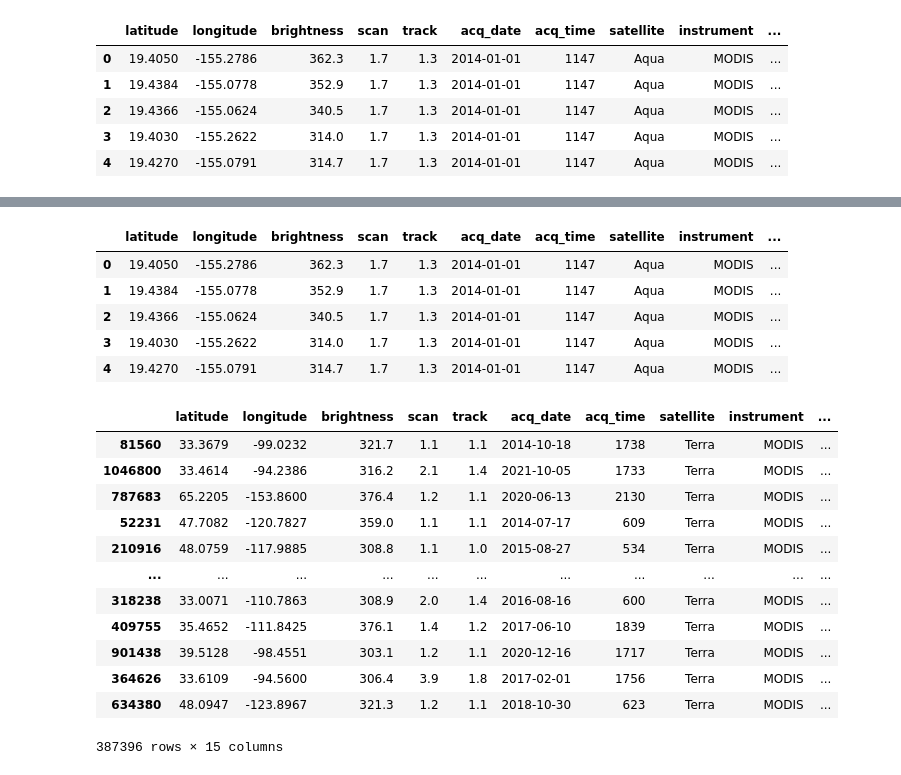
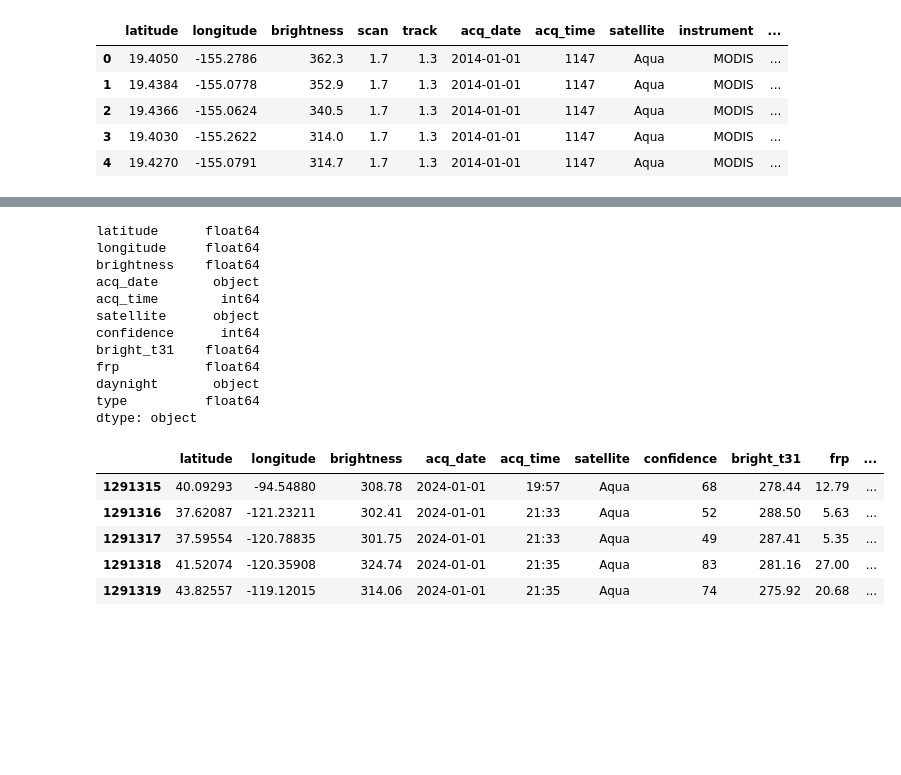
Before and after one commit to HayleyParnell/Project_3, a Jupyter notebook: Fire Data Visualization.ipynb, the cells around one changed output, grey strips where cells are left out. Cells and saved outputs as stored; diff of their text form; code cells hidden in the pictures; blank space fills up the shorter version.

Commit message:
Final updates for integrating all visuals into the Flask

```diff
--- a/Fire Data Visualization.ipynb
+++ b/Fire Data Visualization.ipynb
@@ -8,8 +8,13 @@ import json
 path1 = r"Resources/fire_archive_M-C61_423958.csv"
 path2 = r"Resources/fire_nrt_M-C61_423958.csv"
 # %%
+# Read in CSVs & convert to dataframes
 fire_archive = pd.read_csv(path1)
-fire_archive.head()
+fire_nrt = pd.read_csv(path2)
+
+# Merge datasets into single dataframe
+merged_df = pd.concat([fire_archive, fire_nrt], ignore_index = True)
+merged_df.head()
 # %% [output]
 |  | latitude | longitude | brightness | scan | track | acq_date | acq_time | satellite | instrument | ... |
 | 0 | 19.4050 | -155.2786 | 362.3 | 1.7 | 1.3 | 2014-01-01 | 1147 | Aqua | MODIS | ... |
@@ -32,28 +25,49 @@ fire_nrt.head()
 # %%
-merged_df = pd.concat([fire_archive,fire_nrt],ignore_index=True)
-merged_df.head()
+# Drop unused columns
+modified_df = merged_df.drop(columns=['scan', 'track', 'instrument', 'version'])
+modified_df.dtypes
 # %% [output]
-|  | latitude | longitude | brightness | scan | track | acq_date | acq_time | satellite | instrument | ... |
-| 0 | 19.4050 | -155.2786 | 362.3 | 1.7 | 1.3 | 2014-01-01 | 1147 | Aqua | MODIS | ... |
-| 1 | 19.4384 | -155.0778 | 352.9 | 1.7 | 1.3 | 2014-01-01 | 1147 | Aqua | MODIS | ... |
-| 2 | 19.4366 | -155.0624 | 340.5 | 1.7 | 1.3 | 2014-01-01 | 1147 | Aqua | MODIS | ... |
-| 3 | 19.4030 | -155.2622 | 314.0 | 1.7 | 1.3 | 2014-01-01 | 1147 | Aqua | MODIS | ... |
-| 4 | 19.4270 | -155.0791 | 314.7 | 1.7 | 1.3 | 2014-01-01 | 1147 | Aqua | MODIS | ... |
+latitude      float64
+longitude     float64
+brightness    float64
+acq_date       object
+acq_time        int64
+satellite      object
+confidence      int64
+bright_t31    float64
+frp           float64
+daynight       object
+type          float64
+dtype: object
 # %%
-sampled_df = merged_df.sample(frac=0.3)
-sampled_df
+# Convert Acquired Time to from INT to STR to allow for splitting by index
+modified_df['acq_time'] = (modified_df['acq_time']).astype(str)
+
+# Initialize empty list for Acquired Times
+acq_times = []
+
+# Loop through all Acquired Times
+for x in modified_df['acq_time']:
+
+    # If too short to be converted to HH:MM, add some 0s to the front of it
+    if len(x) == 3:
+        x = f"0{x}"
+    elif len(x) == 2:
+        x = f"00{x}"
+    elif len(x) == 1:
+        x = f"000{x}"
+
+    # Change format from HHMM to HH:MM
+    acq_times.append(f"{x[:2]}:{x[2:]}")
+
+# Assign now-full list to column
+modified_df['acq_time'] = acq_times
+modified_df.tail()
 # %% [output]
-|  | latitude | longitude | brightness | scan | track | acq_date | acq_time | satellite | instrument | ... |
-| 81560 | 33.3679 | -99.0232 | 321.7 | 1.1 | 1.1 | 2014-10-18 | 1738 | Terra | MODIS | ... |
-| 1046800 | 33.4614 | -94.2386 | 316.2 | 2.1 | 1.4 | 2021-10-05 | 1733 | Terra | MODIS | ... |
-| 787683 | 65.2205 | -153.8600 | 376.4 | 1.2 | 1.1 | 2020-06-13 | 2130 | Terra | MODIS | ... |
-| 52231 | 47.7082 | -120.7827 | 359.0 | 1.1 | 1.1 | 2014-07-17 | 609 | Terra | MODIS | ... |
-| 210916 | 48.0759 | -117.9885 | 308.8 | 1.1 | 1.0 | 2015-08-27 | 534 | Terra | MODIS | ... |
-| ... | ... | ... | ... | ... | ... | ... | ... | ... | ... | ... |
-| 318238 | 33.0071 | -110.7863 | 308.9 | 2.0 | 1.4 | 2016-08-16 | 600 | Terra | MODIS | ... |
-| 409755 | 35.4652 | -111.8425 | 376.1 | 1.4 | 1.2 | 2017-06-10 | 1839 | Terra | MODIS | ... |
-| 901438 | 39.5128 | -98.4551 | 303.1 | 1.2 | 1.1 | 2020-12-16 | 1717 | Terra | MODIS | ... |
-| 364626 | 33.6109 | -94.5600 | 306.4 | 3.9 | 1.8 | 2017-02-01 | 1756 | Terra | MODIS | ... |
-| 634380 | 48.0947 | -123.8967 | 321.3 | 1.2 | 1.1 | 2018-10-30 | 623 | Terra | MODIS | ... |
+|  | latitude | longitude | brightness | acq_date | acq_time | satellite | confidence | bright_t31 | frp | ... |
+| 1291315 | 40.09293 | -94.54880 | 308.78 | 2024-01-01 | 19:57 | Aqua | 68 | 278.44 | 12.79 | ... |
+| 1291316 | 37.62087 | -121.23211 | 302.41 | 2024-01-01 | 21:33 | Aqua | 52 | 288.50 | 5.63 | ... |
+| 1291317 | 37.59554 | -120.78835 | 301.75 | 2024-01-01 | 21:33 | Aqua | 49 | 287.41 | 5.35 | ... |
+| 1291318 | 41.52074 | -120.35908 | 324.74 | 2024-01-01 | 21:35 | Aqua | 83 | 281.16 | 27.00 | ... |
+| 1291319 | 43.82557 | -119.12015 | 314.06 | 2024-01-01 | 21:35 | Aqua | 74 | 275.92 | 20.68 | ... |
-387396 rows × 15 columns
 # %%
```
Also changed, not shown: parts of 10 cells of this notebook, 12 other files.
